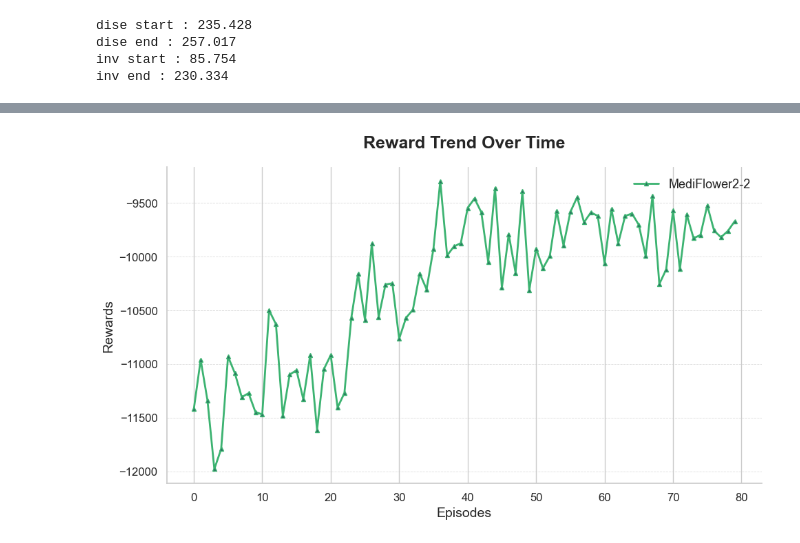
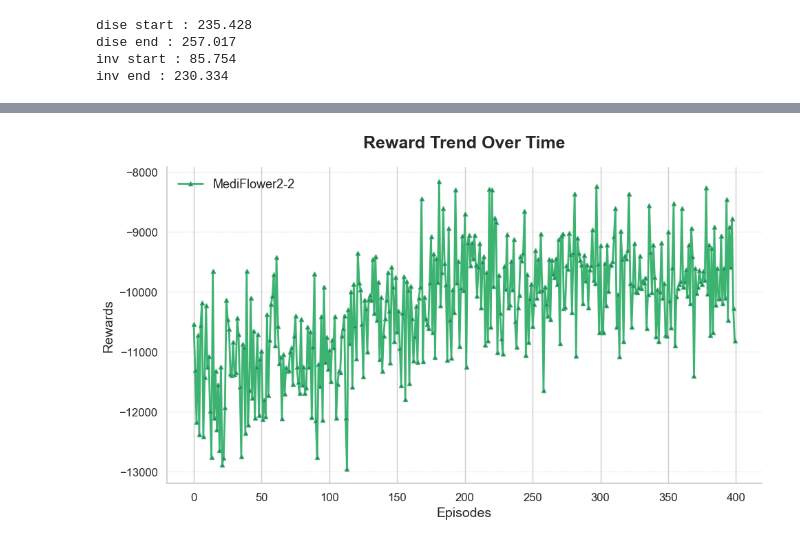
Before and after one commit to DoHyung08/geneProject, a Jupyter notebook: eval_res.ipynb, the cells around one changed output, grey strips where cells are left out. Drawn from its saved outputs; the diff is of its cells as text; code cells hidden in the pictures.

```diff
--- a/eval_res.ipynb
+++ b/eval_res.ipynb
@@ -312,33 +466,33 @@ next(f)
 next(g)
 next(g)
 next(g)
 
 rewards_medi = []
 for row in f:
     rewards_medi.append(float(row[0]))
 for row in g:
     rewards_medi.append(float(row[0]))
 
 
 edited_rewards_medi = []
-for i in range(0,len(rewards_medi)-1000,1000):
-    edited_rewards_medi.append(sum(rewards_medi[i:i+1000])/1000)
+for i in range(0,len(rewards_medi)-200,200):
+    edited_rewards_medi.append(sum(rewards_medi[i:i+200])/200)
 
 
 
 sns.set(style="whitegrid", font_scale=1.2, rc={"lines.linewidth": 2})
 plt.figure(figsize=(10, 6))
 plt.plot(edited_rewards_medi, color="#3CB371", label='MediFlower2-2', linestyle='-', marker='^', markersize=4, markerfacecolor="#2B7260")
 plt.title('Reward Trend Over Time', fontsize=18, fontweight='bold', pad=20)
 plt.xlabel('Episodes', fontsize=14)
 plt.ylabel('Rewards', fontsize=14)
 plt.xticks(fontsize=12)
 plt.yticks(fontsize=12)
 plt.grid(True, which='major', axis='y', linestyle='--', linewidth=0.6, alpha=0.7)
 plt.legend(loc='best', frameon=False, fontsize=13)
 sns.despine()
 plt.tight_layout()
 
 plt.show()
 # %% [output]
-[figure, old version]
+[figure, new version]
```
Also changed, not shown: parts of 7 cells of this notebook, 39 other files.
